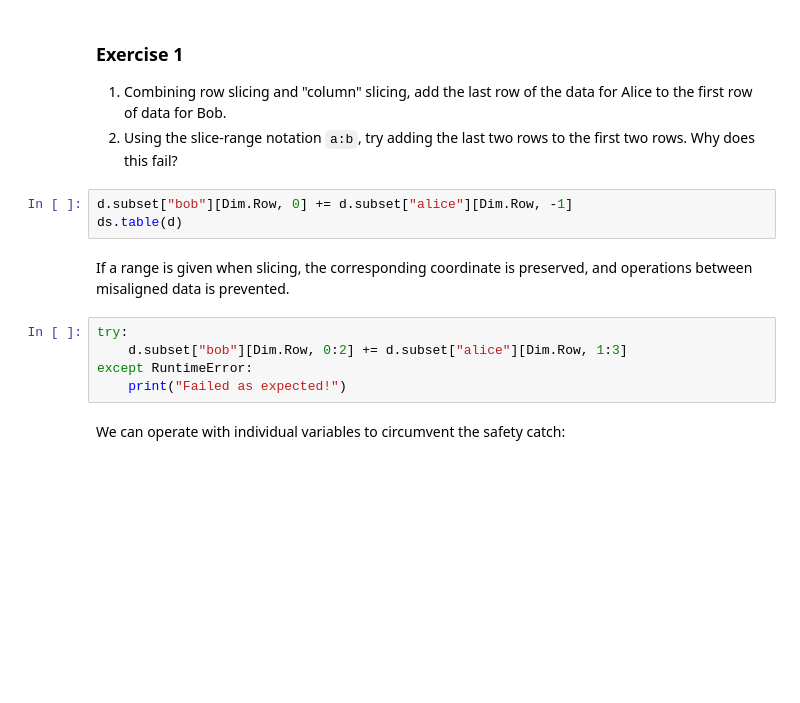
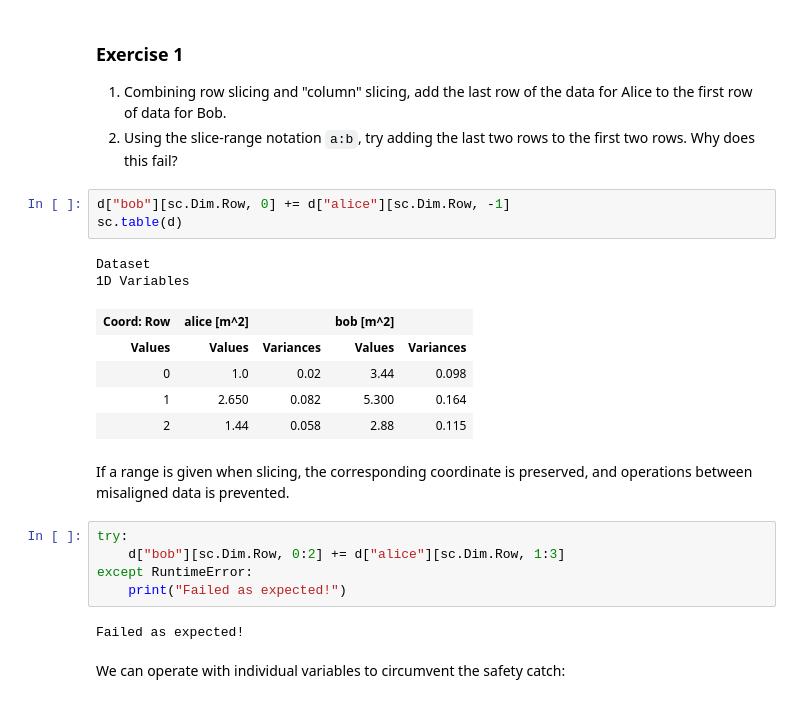
Before and after one commit to scipp/scipp, a Jupyter notebook: python/demo/demo-part1.ipynb, the cells around one changed output. Saved outputs shown, nothing was run; the diff lists cells and outputs as text; blank space fills up the shorter version.

```diff
--- a/python/demo/demo-part1.ipynb
+++ b/python/demo/demo-part1.ipynb
@@ -101,15 +219,25 @@ sc.table(d["alice"])
 1. Combining row slicing and "column" slicing, add the last row of the data for Alice to the first row of data for Bob.
 2. Using the slice-range notation `a:b`, try adding the last two rows to the first two rows. Why does this fail?
 # %%
-d.subset["bob"][Dim.Row, 0] += d.subset["alice"][Dim.Row, -1]
-ds.table(d)
+d["bob"][sc.Dim.Row, 0] += d["alice"][sc.Dim.Row, -1]
+sc.table(d)
+# %% [output]
+Dataset
+1D Variables
+| Coord: Row | alice [m^2] |  | bob [m^2] |  |
+| Values | Values | Variances | Values | Variances |
+| 0 | 1.0 | 0.02 | 3.44 | 0.098 |
+| 1 | 2.650 | 0.082 | 5.300 | 0.164 |
+| 2 | 1.44 | 0.058 | 2.88 | 0.115 |
 # %% [markdown]
 If a range is given when slicing, the corresponding coordinate is preserved, and operations between misaligned data is prevented.
 # %%
 try:
-    d.subset["bob"][Dim.Row, 0:2] += d.subset["alice"][Dim.Row, 1:3]
+    d["bob"][sc.Dim.Row, 0:2] += d["alice"][sc.Dim.Row, 1:3]
 except RuntimeError:
     print("Failed as expected!")
+# %% [output]
+Failed as expected!
 # %% [markdown]
 We can operate with individual variables to circumvent the safety catch:
 # %%
```
Also changed, not shown: parts of 19 cells of this notebook, 1 other file.
